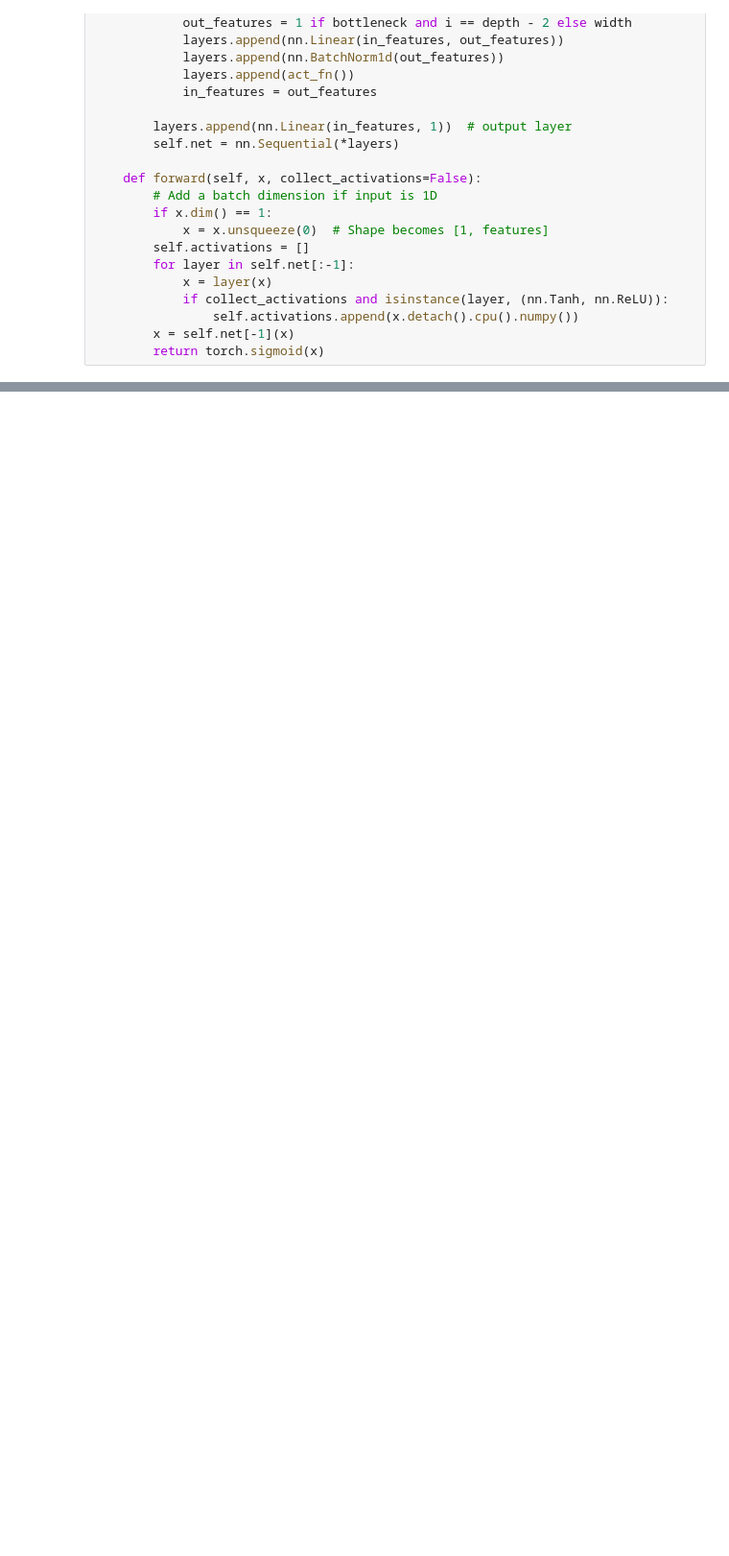
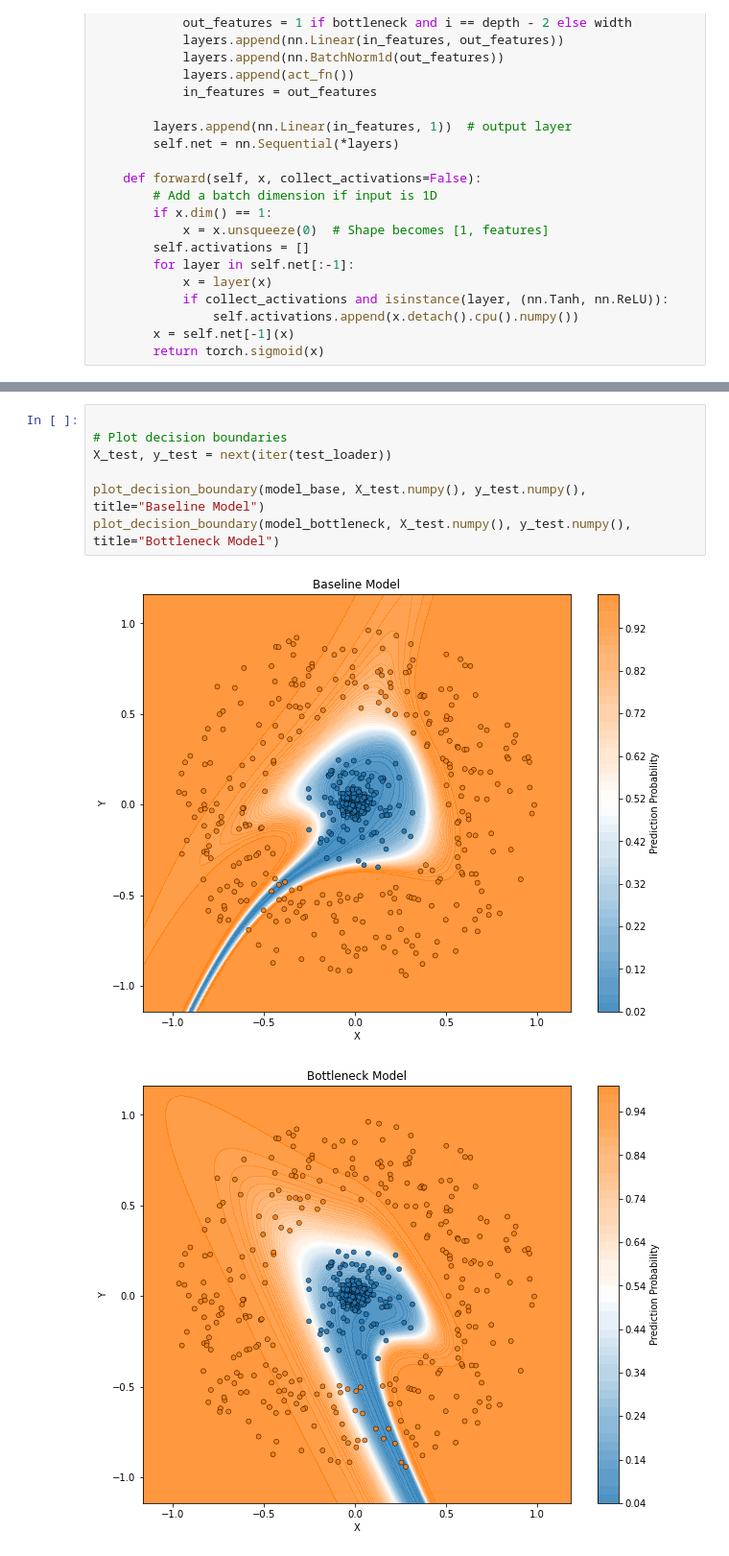
Before and after one commit to twoehrer/embedding, a Jupyter notebook: feedforwardexample.ipynb, the cells around one changed output, grey strips where cells are left out. Shown at 96% size. Saved outputs shown, nothing was run; the diff lists cells and outputs as text; blank space fills up the shorter version.

```diff
--- a/feedforwardexample.ipynb
+++ b/feedforwardexample.ipynb
@@ -167,0 +285,10 @@ def plot_decision_boundary(model, X, y, title="Decision Boundary"):
+# %%
+
+# Plot decision boundaries
+X_test, y_test = next(iter(test_loader))
+
+plot_decision_boundary(model_base, X_test.numpy(), y_test.numpy(), title="Baseline Model")
+plot_decision_boundary(model_bottleneck, X_test.numpy(), y_test.numpy(), title="Bottleneck Model")
+# %% [output]
+[figure, added]
+[figure, added]
```
Also changed, not shown: parts of 31 cells of this notebook, 13 other files.
